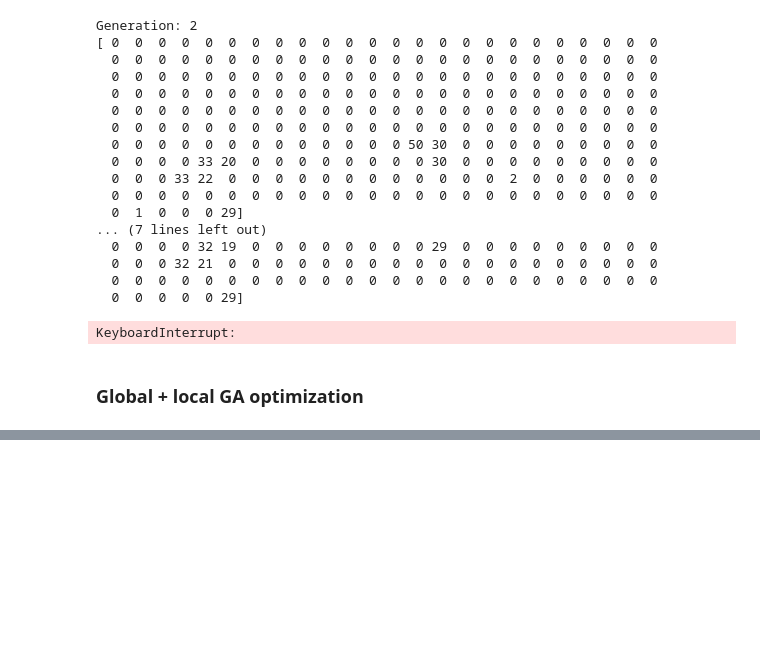
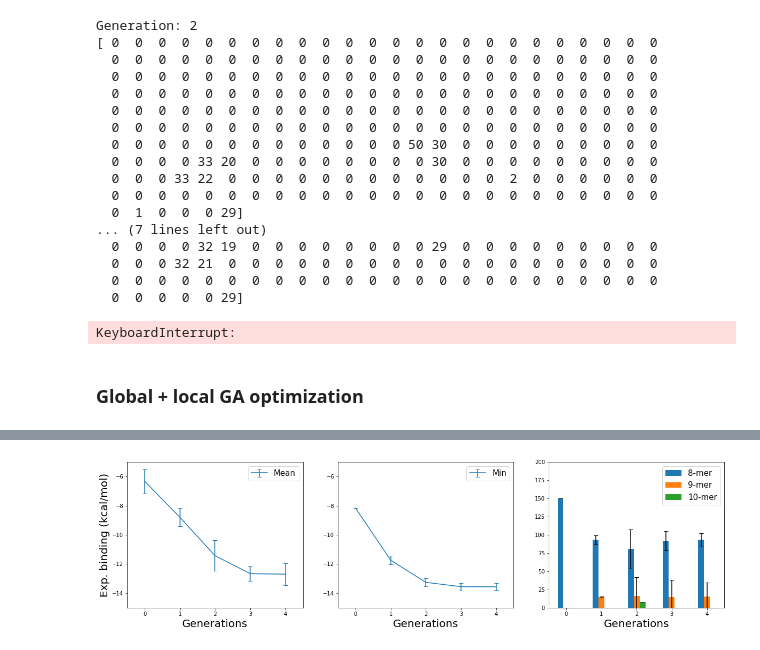
Before and after one commit to jeeberhardt/mobius, a Jupyter notebook: data/helm_ga/Untitled2.ipynb, the cells around one changed output, grey strips where cells are left out. Saved outputs shown, nothing was run; the diff lists cells and outputs as text; code cells hidden in the pictures; blank space fills up the shorter version.

Commit message:
Made clean figures

```diff
--- a/data/helm_ga/Untitled2.ipynb
+++ b/data/helm_ga/Untitled2.ipynb
@@ -191,8 +191,8 @@ class MHCIPeptideScorer:
         random_peptide_scores = []
 
         # We don't care about which pssm we are using here
-        peptide_lengths = list(self._pssm.keys())
-        AA = self._pssm[peptide_lengths[0]].index
+        keys = list(self._pssm.keys())
+        AA = self._pssm[keys[0]].index
 
         while True:
             peptide_length = np.random.choice(peptide_lengths)
@@ -1177,13 +1169,15 @@ class GAOptimization:
 
         for i in parent_indices:
             tmp = []
+
             if elitism:
-                tmp.append(parents[i])
+                new_pop.append(parents[i])
 
             actions = np.random.choice(['insert', 'remove'], size=children_per_parent[i])
 
             tmp.extend(self._HELMGO.insert(parents[i], np.sum(actions == "insert"), probability, only_terminus, maximum_size))
             tmp.extend(self._HELMGO.remove(parents[i], np.sum(actions == "remove"), probability, only_terminus, minimum_size))
+            tmp = [self._HELMGO.mutate(t, n=1, minimum_mutations=1, maximum_mutations=2)[0] for t in tmp]
 
             """
             print(parents[i].count('.'), children_per_parent[i], parents[i])
@@ -1247,5 +1241,5 @@ class GAOptimization:
         self.candidates = all_sequences[sorted_indices]
         self.candidate_scores = all_sequence_scores[sorted_indices]
 
-        print('End global opt - Score: %5.3f - Seq: %s' % (self.candidate_scores[0], self.candidates[0]))
+        print('End global opt - Score: %5.3f - Seq: %d - %s' % (self.candidate_scores[0], self.candidates[0].count('.'), self.candidates[0]))
 # %%
@@ -1477,0 +1340,8 @@ plt.show()
+# %%
+config = {'NCAN': 96,
+          'monomer_aa1_lib': monomer_aa1_lib, 'probability_matrix': probability_matrix,
+          'local_n_gen': 3, 'local_n_children': 250, 'local_sigma': 0.08,
+          'global_n_gen': 1, 'global_n_children': 1000, 'global_sigma': 0.2}
+
+dmt = DMTExperience(random_peptides, random_peptide_scores)
+df = dmt.run(4, 10, **config)
@@ -1477,0 +1366,65 @@ plt.show()
+# %%
+fig, axarr = plt.subplots(1, 3, sharex=True, figsize=(20, 5))
+
+# Average
+df.groupby(by=['gen'])['exp_score']\
+  .agg(['mean', 'std'])\
+  .reset_index()\
+  .plot(x='gen', y='mean', yerr='std', ax=axarr[0], capsize=4, rot=0, fontsize=10)
+
+# Min
+y = df.groupby(by=['gen'])['exp_score']\
+  .agg(['min'])\
+  .reset_index()
+
+errors = df.groupby(by=['sample', 'gen'])['exp_score']\
+  .agg(['min'])\
+  .reset_index()\
+  .groupby(by=['gen'])['min']\
+  .agg(['std'])\
+  .fillna(0)\
+  .reset_index()
+
+y.plot(x='gen', yerr=errors['std'], ax=axarr[1], capsize=4, rot=0, fontsize=10)
+
+# Length
+y = df.groupby(by=['sample', 'gen', 'length'])\
+  .agg(['count'])['exp_score']\
+  .groupby(['gen', 'length'])\
+  .mean()\
+  .fillna(0)\
+  .pivot_table(['count'], ['gen'], 'length')\
+  .reset_index()\
+  .fillna(0)
+
+# fillna(0) to avoid NaN otherwise removed when pivoting...
+errors = df.groupby(by=['sample', 'gen', 'length'])\
+  .agg(['count'])['exp_score']\
+  .groupby(['gen', 'length'])\
+  .std()\
+  .fillna(0)\
+  .pivot_table(['count'], ['gen'], 'length')\
+  .reset_index()\
+  .fillna(0)
+
+y.plot.bar(x='gen', yerr=errors, ax=axarr[2], capsize=4, rot=0, fontsize=10)
+
+axarr[0].set_xlabel('Generations', fontsize=20)
+axarr[1].set_xlabel('Generations', fontsize=20)
+axarr[2].set_xlabel('Generations', fontsize=20)
+axarr[0].set_ylabel('Exp. binding (kcal/mol)', fontsize=20)
+
+axarr[0].set_ylim([-15, -5])
+axarr[1].set_ylim([-15, -5])
+axarr[2].set_ylim([0, 200])
+
+axarr[0].legend(['Mean'], fontsize=15)
+axarr[1].legend(['Min'], fontsize=15)
+axarr[2].legend(['%d-mer' % s for s in np.sort(df['length'].unique())], fontsize=15)
+
+run_name = '8-mers_G4-1000-0.2_L3-250-0.08_8-9-10-11-mers_3'
+df.to_csv('data_%s.csv' % run_name, index=False)
+plt.savefig('figure_%s.png' % run_name, dpi=300, bbox_inches='tight')
+plt.show()
+# %% [output]
+[figure, added]
```
Also changed, not shown: parts of 6 cells of this notebook, 15 other files.
